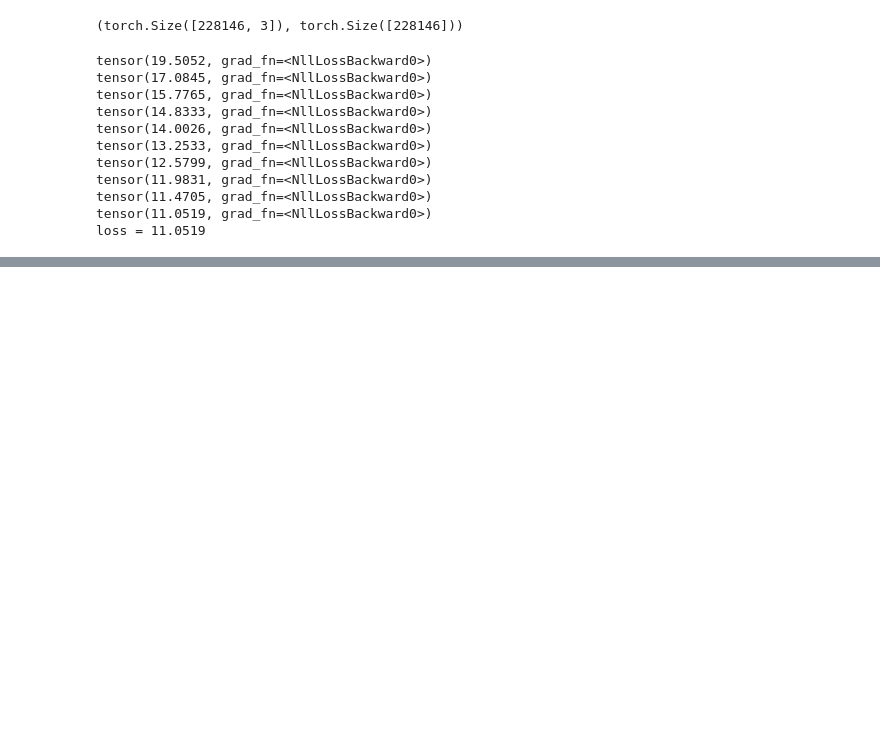
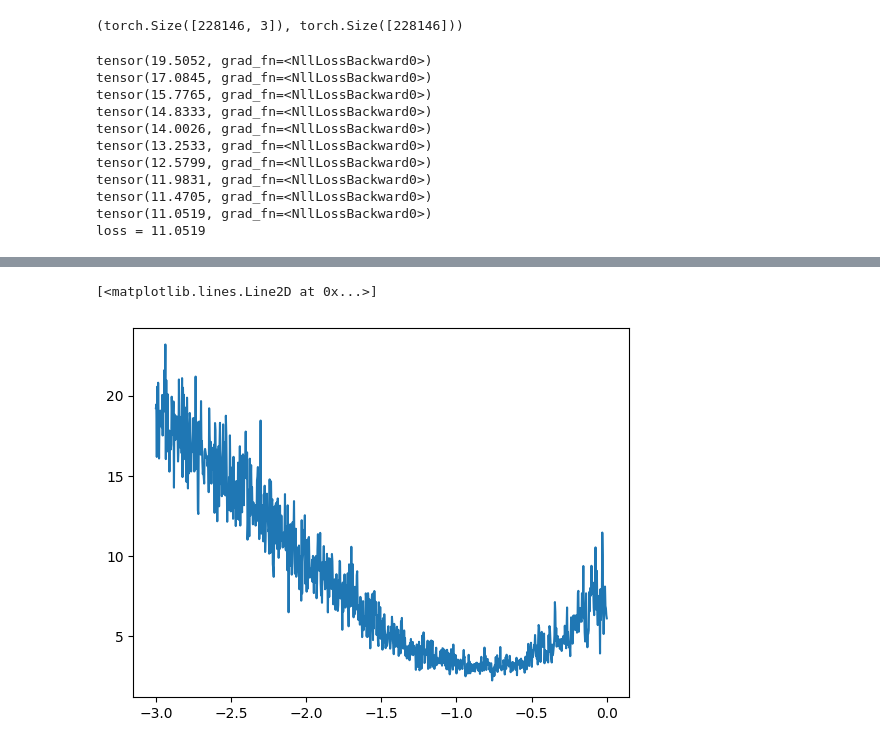
Before and after one commit to yash-meshram/neural-network, a Jupyter notebook: build_makemore_mlp_yay.ipynb, the cells around one changed output, grey strips where cells are left out. Saved outputs shown, nothing was run; the diff lists cells and outputs as text; code cells hidden in the pictures; blank space fills up the shorter version.

```diff
--- a/build_makemore_mlp_yay.ipynb
+++ b/build_makemore_mlp_yay.ipynb
@@ -848,0 +908,5 @@ tensor(2.8743, grad_fn=<NllLossBackward0>)
+# %%
+plt.plot(lre, lossi)
+# %% [output]
+[<matplotlib.lines.Line2D at 0x...>]
+[figure, added]
```
Also changed, not shown: parts of 66 cells of this notebook.
